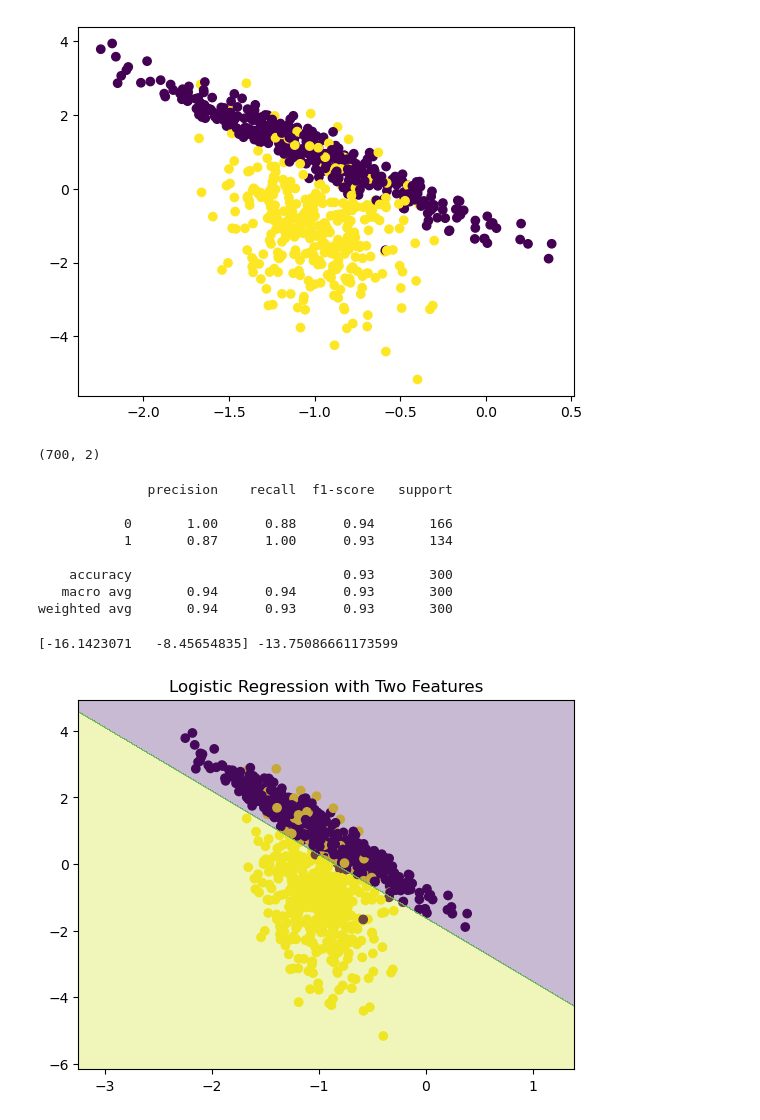
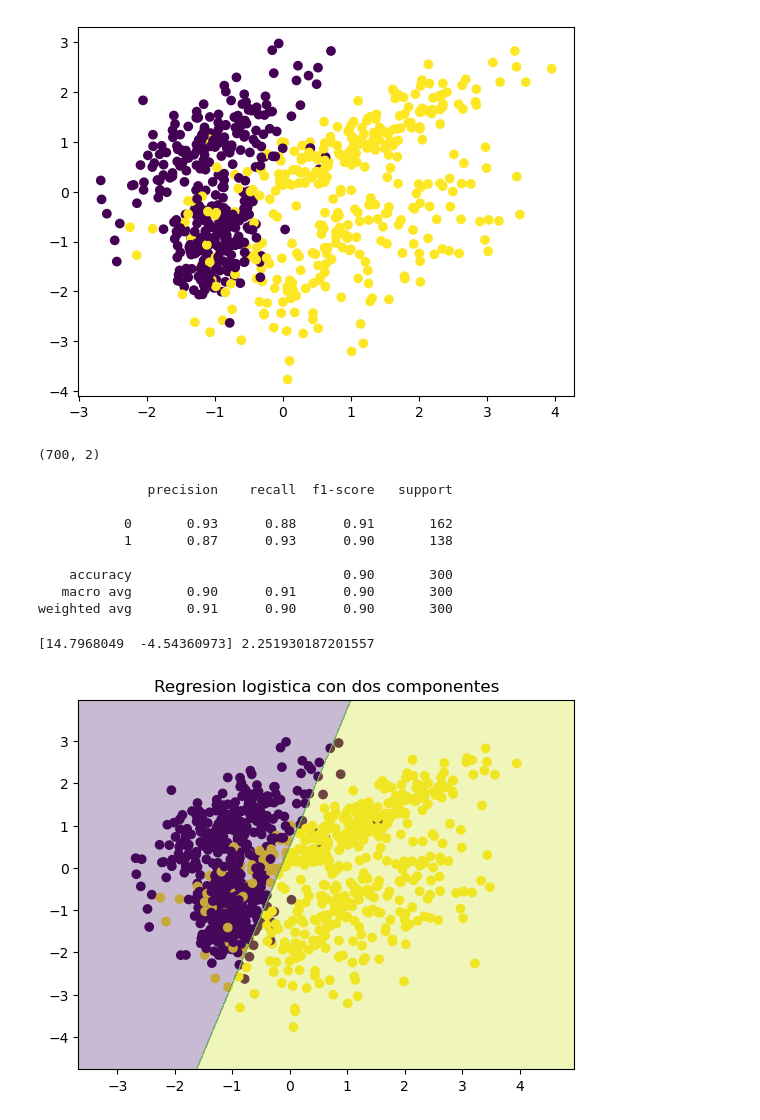
Before and after one commit to israncho/nn_ai, a Jupyter notebook: src/Practica1.ipynb, the cells around one changed output. Saved outputs shown, nothing was run; the diff lists cells and outputs as text; code cells hidden in the pictures.

```diff
--- a/src/Practica1.ipynb
+++ b/src/Practica1.ipynb
@@ -18,8 +18,8 @@ class PreActivation(Node):
 
     def forward(self, x):
         self.input = x
-        self.output = np.dot(self.input,self.w) + self.b
-        return self.output
+        self.out = np.dot(self.input,self.w) + self.b
+        return self
 
     def backward(self, grad_output):
         self.grad_input = np.dot(grad_output, self.w.T)
@@ -33,7 +33,7 @@ class Sigmoid(Node):
         self.preactivacion = node
     def forward(self,x):
         self.input = x
-        self.sigmoid = 1 / (1+np.exp(-self.preactivacion.forward(x)))
+        self.sigmoid = 1 / (1+np.exp(-self.preactivacion.forward(x).out))
         self.out = np.where(0.5 > self.sigmoid, 0, 1)
         return self
     def backward(self, grad_output):
@@ -68,9 +68,7 @@ x, y = make_classification(
     n_samples=1000,
     n_features=2,
     n_informative=2,
-    n_redundant=0,
-    n_clusters_per_class=1,
-    n_classes=2,
+    n_redundant=0
 )
 
 x_train, x_eval, y_train, y_eval = train_test_split(x, y, test_size=0.3)
@@ -78,7 +76,7 @@ x_train, x_eval, y_train, y_eval = train_test_split(x, y, test_size=0.3)
 plt.scatter(x_train[:,0], x_train[:,1], c=y_train)
 plt.show()
 # %% [output]
-[figure, old version]
+[figure, new version]
 # %%
 print(x_train.shape)
 # %% [output]
@@ -110,38 +108,32 @@ print(classification_report(y_pred, y_eval))
 # %% [output]
               precision    recall  f1-score   support
 
-           0       1.00      0.88      0.94       166
-           1       0.87      1.00      0.93       134
+           0       0.93      0.88      0.91       162
+           1       0.87      0.93      0.90       138
 
-    accuracy                           0.93       300
-   macro avg       0.94      0.94      0.93       300
-weighted avg       0.94      0.93      0.93       300
+    accuracy                           0.90       300
+   macro avg       0.90      0.91      0.90       300
+weighted avg       0.91      0.90      0.90       300
 # %%
 print(pre.w, pre.b)
 # %% [output]
-[-16.1423071   -8.45654835] -13.75086661173599
+[14.7968049  -4.54360973] 2.251930187201557
 # %%
-# Step 3: Plot the data points
 plt.scatter(x[:, 0], x[:, 1], c=y)
 
-plt.title("Logistic Regression with Two Features")
+plt.title("Regresion logistica con dos componentes")
 
-# Step 4: Plot the decision boundary
-# Create a meshgrid (grid of points) to evaluate the model
 x_min, x_max = x[:, 0].min() - 1, x[:, 0].max() + 1
 y_min, y_max = x[:, 1].min() - 1, x[:, 1].max() + 1
 xx, yy = np.meshgrid(np.linspace(x_min, x_max, 1000),
                      np.linspace(y_min, y_max, 1000))
 
-# Step 5: Use the model to predict the class for each point in the meshgrid
 Z = [sig.forward(x_i).out for x_i in np.c_[xx.ravel(), yy.ravel()]]
 Z = np.array(Z)
 Z = Z.reshape(xx.shape)
 
-# Step 6: Plot the decision boundary using a contour plot
 plt.contourf(xx, yy, Z, alpha=0.3)
 
-# Show the plot
 plt.show()
 # %% [output]
-[figure, old version]
+[figure, new version]
```
Also changed, not shown: parts of 11 cells of this notebook.
